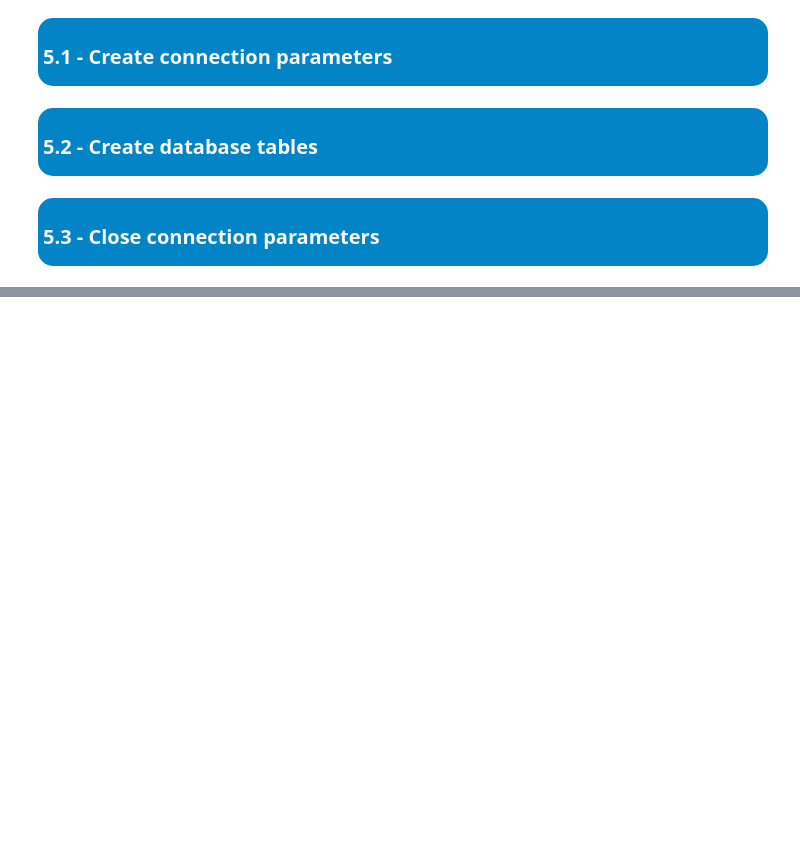
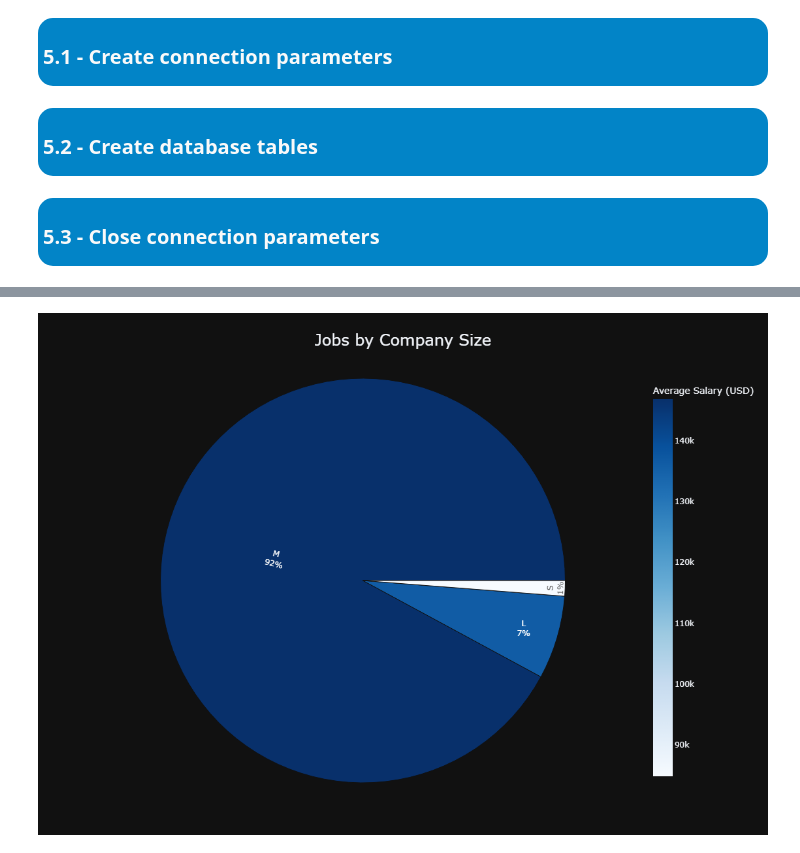
Before and after one commit to Bruno-RW/data-science-salaries, a Jupyter notebook: dataScienceSalaries-FILTER.ipynb, the cells around one changed output, grey strips where cells are left out. Cells and saved outputs as stored; diff of their text form; code cells hidden in the pictures; blank space fills up the shorter version.

```diff
--- a/dataScienceSalaries-FILTER.ipynb
+++ b/dataScienceSalaries-FILTER.ipynb
@@ -1003,0 +1196,53 @@ cnxn.close()
+# %%
+# Data preparation: Calculate the number of postings and average salary by Company Size
+job_postings_and_salary = (
+    dfSalaries.groupby('company_size')
+    .agg(
+        job_posting_count=('company_size', 'size'),
+        avg_salary=('salary_in_usd', 'mean')
+    )
+    .reset_index()
+)
+
+# Calculate percentage of job postings
+total_postings = job_postings_and_salary['job_posting_count'].sum()
+job_postings_and_salary['percentage'] = (
+    job_postings_and_salary['job_posting_count'] / total_postings * 100
+).round(2)
+
+# Create the Sunburst chart
+fig = px.sunburst(
+    job_postings_and_salary,
+    path=['company_size'],
+    values='job_posting_count',
+    color='avg_salary',
+    color_continuous_scale='Blues',
+    title='Jobs by Company Size',
+    labels={
+        'job_posting_count': 'Number of Job',
+        'avg_salary': 'Average Salary (USD)'
+    },
+    width=800, height=800,
+    template='plotly_dark'
+)
+
+# Layout settings: Center the title and adjust font size
+fig.update_layout(
+    title={'x': 0.5, 'font_size': 24},
+)
+
+# Add custom data to display number of postings and percentage in each slice
+fig.update_traces(
+    textinfo='label+text+percent entry',
+    customdata=job_postings_and_salary[['job_posting_count', 'percentage']],
+    hovertemplate=(
+        '<b>%{label}</b><br>'
+        'Number of Jobs: %{customdata[0]}<br>'
+        'Percentage: %{customdata[1]}%'
+    )
+)
+
+# Display the chart
+fig.show()
+# %% [output]
+[figure, added]
```
Also changed, not shown: parts of 9 cells of this notebook.
